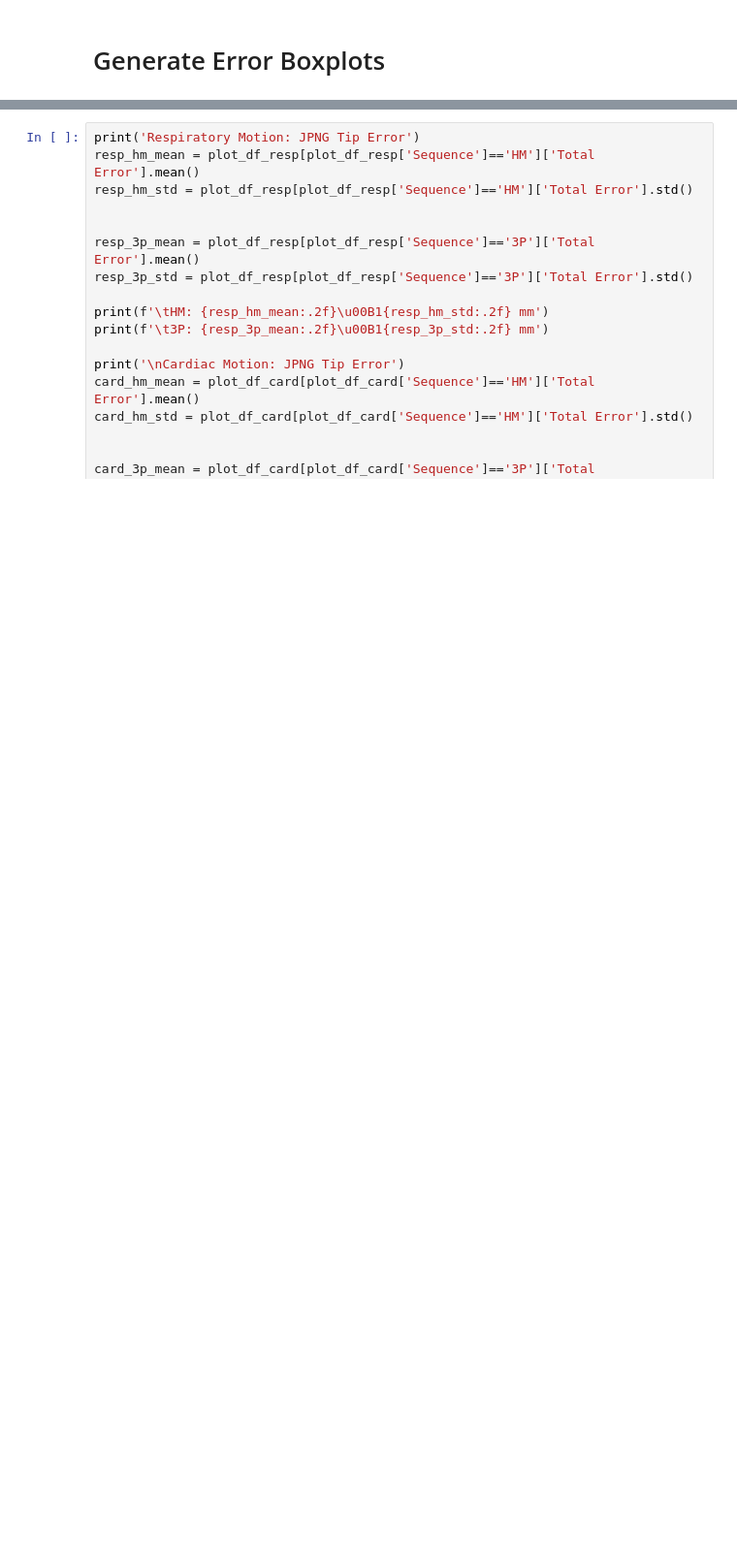
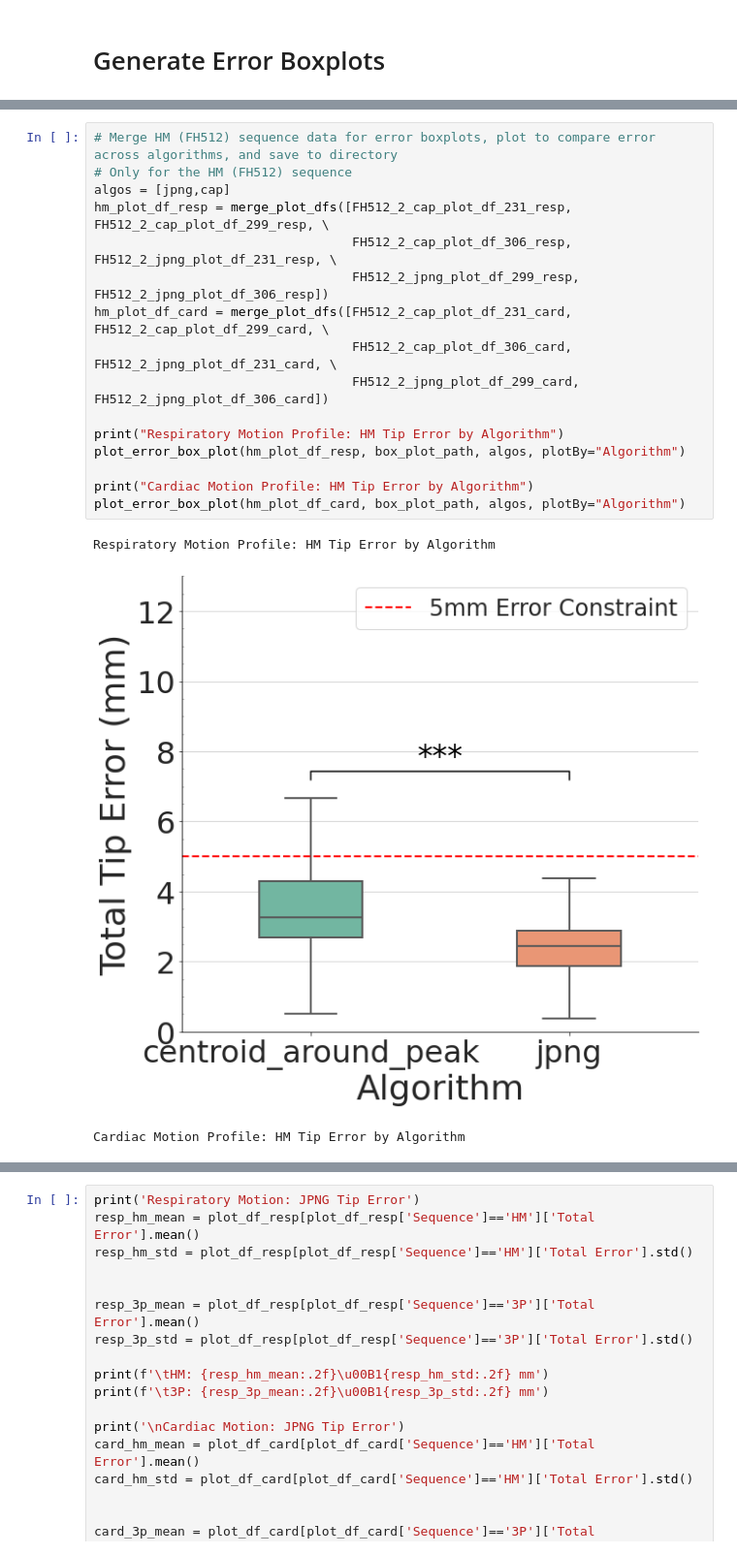
Before and after one commit to WrightGroupSRI/mr-tracking-analysis, a Jupyter notebook: Dynamic_Tracking/dynamic_tracking_analysis.ipynb, the cells around one changed output, grey strips where cells are left out. Shown at 97% size. Saved outputs shown, nothing was run; the diff lists cells and outputs as text; blank space fills up the shorter version.

```diff
--- a/Dynamic_Tracking/dynamic_tracking_analysis.ipynb
+++ b/Dynamic_Tracking/dynamic_tracking_analysis.ipynb
@@ -753,3 +753,23 @@ Respiratory Motion Profile: JPNG Tip Error
 [figure]
 Cardiac Motion Profile: JPNG Tip Error
 [figure]
+# %%
+# Merge HM (FH512) sequence data for error boxplots, plot to compare error across algorithms, and save to directory
+# Only for the HM (FH512) sequence
+algos = [jpng,cap]
+hm_plot_df_resp = merge_plot_dfs([FH512_2_cap_plot_df_231_resp, FH512_2_cap_plot_df_299_resp, \
+                                  FH512_2_cap_plot_df_306_resp, FH512_2_jpng_plot_df_231_resp, \
+                                  FH512_2_jpng_plot_df_299_resp, FH512_2_jpng_plot_df_306_resp])
+hm_plot_df_card = merge_plot_dfs([FH512_2_cap_plot_df_231_card, FH512_2_cap_plot_df_299_card, \
+                                  FH512_2_cap_plot_df_306_card, FH512_2_jpng_plot_df_231_card, \
+                                  FH512_2_jpng_plot_df_299_card, FH512_2_jpng_plot_df_306_card])
+
+print("Respiratory Motion Profile: HM Tip Error by Algorithm")
+plot_error_box_plot(hm_plot_df_resp, box_plot_path, algos, plotBy="Algorithm")
+
+print("Cardiac Motion Profile: HM Tip Error by Algorithm")
+plot_error_box_plot(hm_plot_df_card, box_plot_path, algos, plotBy="Algorithm")
+# %% [output]
+Respiratory Motion Profile: HM Tip Error by Algorithm
+[figure, added]
+Cardiac Motion Profile: HM Tip Error by Algorithm
```
Also changed, not shown: parts of 2 cells of this notebook, 2 other files.
